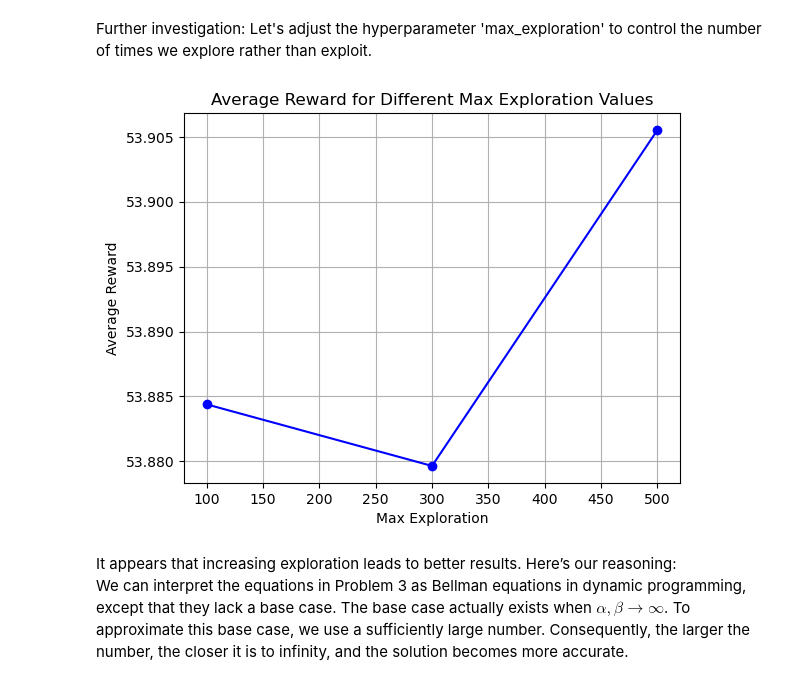
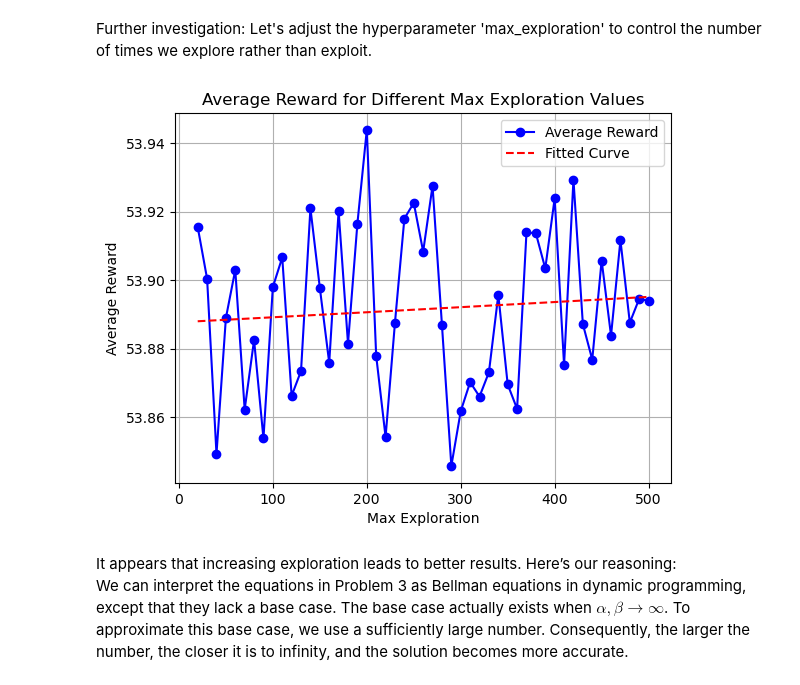
Before and after one commit to XiongWenye/Bandit-Learning, a Jupyter notebook: Part_II_Bayesian_Bandit_Algorithms/Bayesian_Bandit_Algorithms.ipynb, the cells around one changed output. Drawn from its saved outputs; the diff is of its cells as text; code cells hidden in the pictures.

Commit message:
update further exploration

```diff
--- a/Part_II_Bayesian_Bandit_Algorithms/Bayesian_Bandit_Algorithms.ipynb
+++ b/Part_II_Bayesian_Bandit_Algorithms/Bayesian_Bandit_Algorithms.ipynb
@@ -429,36 +429,47 @@ Further investigation: Let's adjust the hyperparameter 'max_exploration' to cont
 import numpy as np
 import matplotlib.pyplot as plt
 
 test_runs = 10000
 test_rewards_optimal = np.zeros(test_runs)
 N_short = 100
 gamma_close_to_1 = 0.99
 
 counter_alpha = [200, 1]
 counter_beta = [1, 1]
 counter_true_theta = np.array([0.85, 0.9])
 
 avg_rewards_per_exploration = []
 
-for max_exploration in [100, 300, 500]:
+explore = [i for i in range(20, 501, 10)]
+
+for max_exploration in explore:
     total_rewards = []
 
     for i in range(test_runs):
         local_alpha = counter_alpha.copy()
         local_beta = counter_beta.copy()
         test_rewards_optimal[i] = optimal_policy(N_short, gamma_close_to_1, counter_true_theta, local_alpha, local_beta, max_exploration)
 
     avg_r_optimal = np.mean(test_rewards_optimal)
     avg_rewards_per_exploration.append(avg_r_optimal)
 
-plt.plot([100, 300, 500], avg_rewards_per_exploration, marker='o', linestyle='-', color='b')
+plt.plot(explore, avg_rewards_per_exploration, marker='o', linestyle='-', color='b')
 plt.xlabel('Max Exploration')
 plt.ylabel('Average Reward')
 plt.title('Average Reward for Different Max Exploration Values')
 plt.grid(True)
+
+# 数据拟合成一条曲线
+z = np.polyfit(explore, avg_rewards_per_exploration, 2)
+p = np.poly1d(z)
+
+plt.plot(explore, p(explore), 'r--')
+plt.legend(['Average Reward', 'Fitted Curve'])
+
+
 plt.show()
 # %% [output]
-[figure, old version]
+[figure, new version]
 # %% [markdown]
 It appears that increasing exploration leads to better results. Here’s our reasoning:
 We can interpret the equations in Problem 3 as Bellman equations in dynamic programming, except that they lack a base case. The base case actually exists when $\alpha, \beta \to \infty$. To approximate this base case, we use a sufficiently large number. Consequently, the larger the number, the closer it is to infinity, and the solution becomes more accurate.
```
Also changed, not shown: 1 other file.
